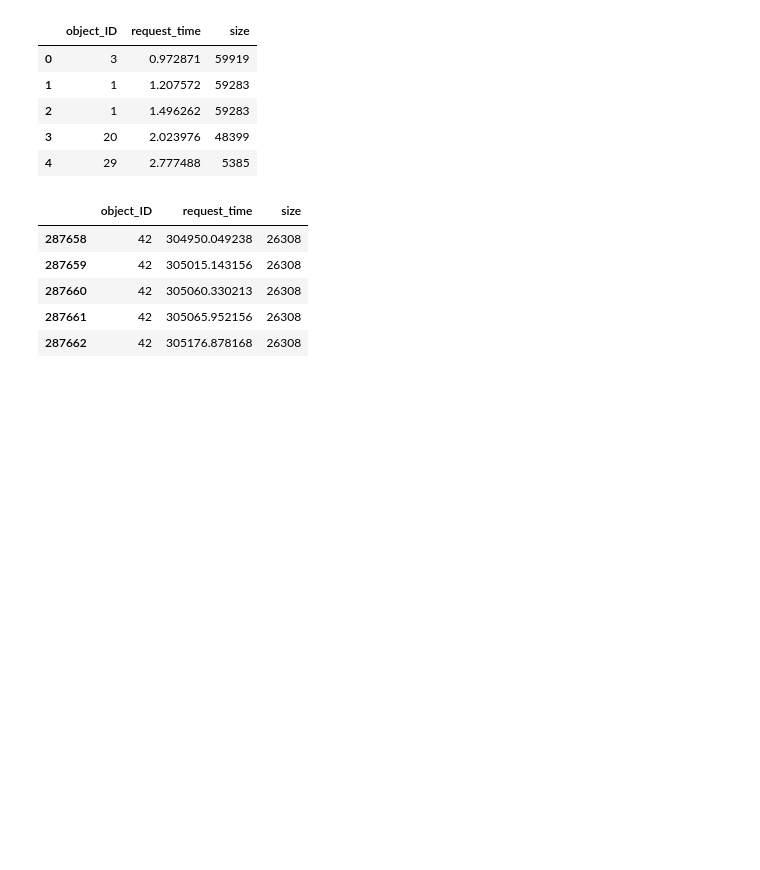
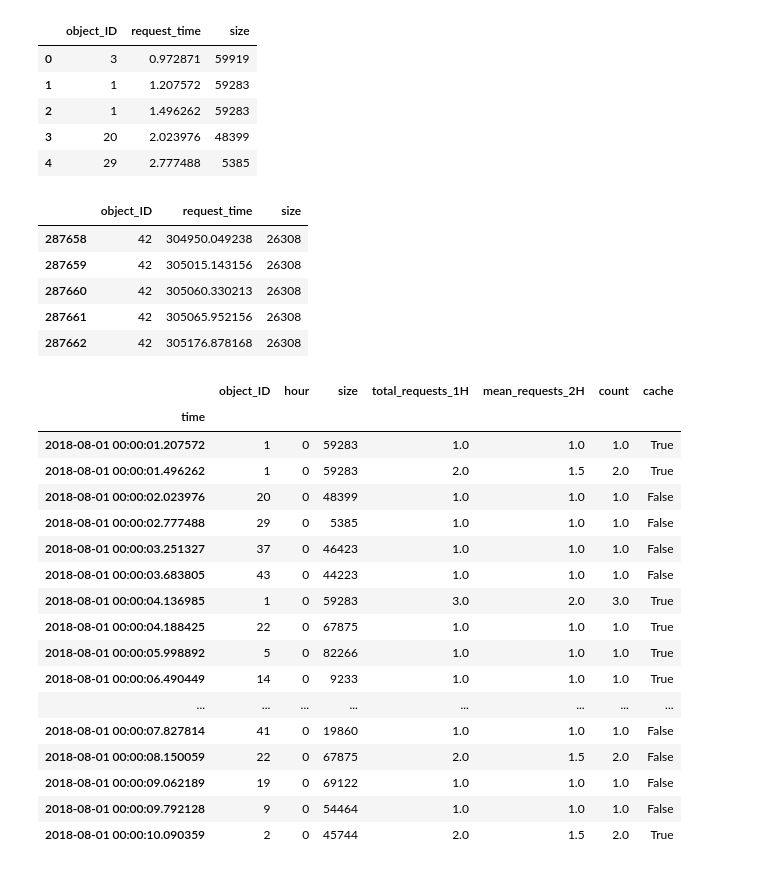
Before and after one commit to alexandreio/Web-Proxy-Cache-Inteligente, a Jupyter notebook: 1 - Padroniza Datasets.ipynb, the cells around one changed output. Drawn from its saved outputs; the diff is of its cells as text; code cells hidden in the pictures; blank space fills up the shorter version.

```diff
--- a/1 - Padroniza Datasets.ipynb
+++ b/1 - Padroniza Datasets.ipynb
@@ -42,2 +22,0 @@ def load_df_prowgen():
-# %%
-df = load_df_prowgen()
@@ -46,6 +23,6 @@ Tamanho total do dataset: 483967
 # %%
-def load_synt():
-  df = pd.read_csv("datasets/syntheticDataset_O50.csv")
+def load_synt(filepath):
+  df = pd.read_csv(filepath)
 
   random.seed(10)
   res = [round(random.uniform(5,100) * 1000) for i in range(50)]
@@ -58,7 +35,7 @@ def load_synt():
 
   return df
 # %%
-df = load_synt()
+df = load_synt("datasets/syntheticDataset_O50.csv")
 # %%
 display(df.head())
 
@@ -121,5 +96,26 @@ def items_to_keep_in_cache(df, window=15):
   return keep_in_cache
 # %%
 df['cache'] = items_to_keep_in_cache(df, 15)
+# %%
+df.head(18)
+# %% [output]
+|  | object_ID | hour | size | total_requests_1H | mean_requests_2H | count | cache |
+| time |  |  |  |  |  |  |  |
+| 2018-08-01 00:00:01.207572 | 1 | 0 | 59283 | 1.0 | 1.0 | 1.0 | True |
+| 2018-08-01 00:00:01.496262 | 1 | 0 | 59283 | 2.0 | 1.5 | 2.0 | True |
+| 2018-08-01 00:00:02.023976 | 20 | 0 | 48399 | 1.0 | 1.0 | 1.0 | False |
+| 2018-08-01 00:00:02.777488 | 29 | 0 | 5385 | 1.0 | 1.0 | 1.0 | False |
+| 2018-08-01 00:00:03.251327 | 37 | 0 | 46423 | 1.0 | 1.0 | 1.0 | False |
+| 2018-08-01 00:00:03.683805 | 43 | 0 | 44223 | 1.0 | 1.0 | 1.0 | False |
+| 2018-08-01 00:00:04.136985 | 1 | 0 | 59283 | 3.0 | 2.0 | 3.0 | True |
+| 2018-08-01 00:00:04.188425 | 22 | 0 | 67875 | 1.0 | 1.0 | 1.0 | True |
+| 2018-08-01 00:00:05.998892 | 5 | 0 | 82266 | 1.0 | 1.0 | 1.0 | True |
+| 2018-08-01 00:00:06.490449 | 14 | 0 | 9233 | 1.0 | 1.0 | 1.0 | True |
+| ... | ... | ... | ... | ... | ... | ... | ... |
+| 2018-08-01 00:00:07.827814 | 41 | 0 | 19860 | 1.0 | 1.0 | 1.0 | False |
+| 2018-08-01 00:00:08.150059 | 22 | 0 | 67875 | 2.0 | 1.5 | 2.0 | False |
+| 2018-08-01 00:00:09.062189 | 19 | 0 | 69122 | 1.0 | 1.0 | 1.0 | False |
+| 2018-08-01 00:00:09.792128 | 9 | 0 | 54464 | 1.0 | 1.0 | 1.0 | False |
+| 2018-08-01 00:00:10.090359 | 2 | 0 | 45744 | 2.0 | 1.5 | 2.0 | True |
 # %%
 df.to_csv("final_datasets/teste.csv")
```
Also changed, not shown: parts of 3 cells of this notebook, 1 other file.
